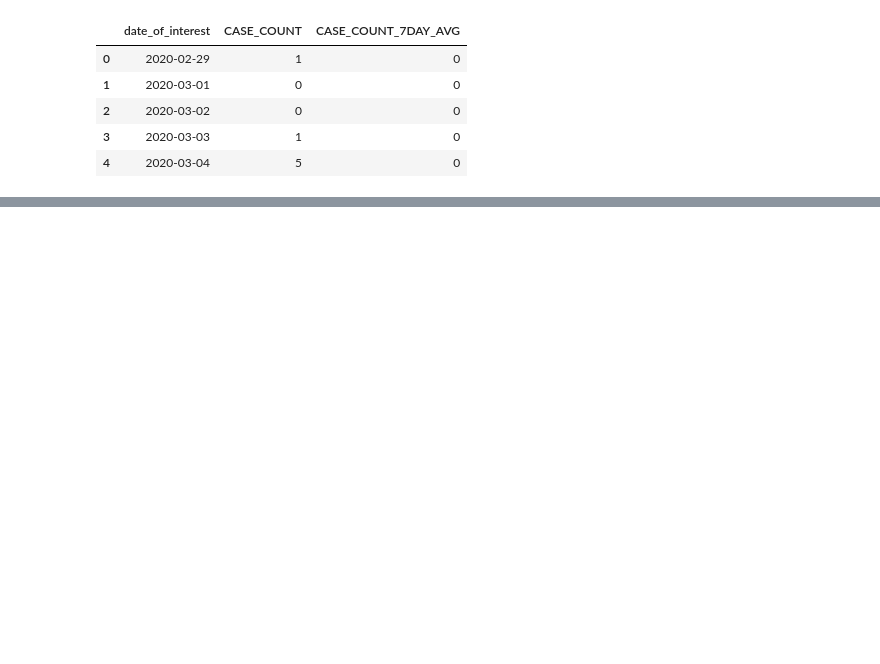
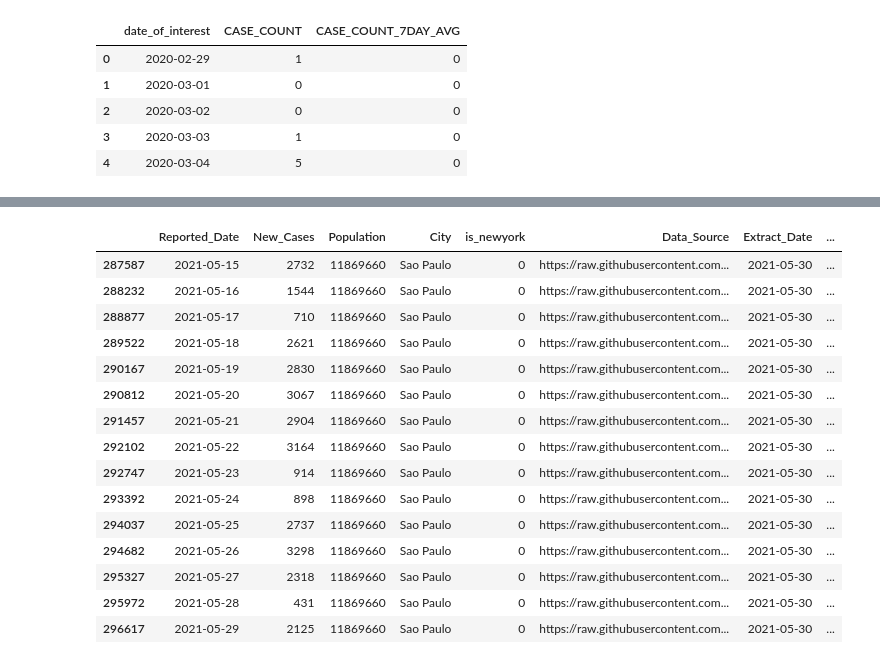
Before and after one commit to archinarula/Group-5-Project, a Jupyter notebook: 01_ETL_FullRefresh.ipynb, the cells around one changed output, grey strips where cells are left out. Saved outputs shown, nothing was run; the diff lists cells and outputs as text; code cells hidden in the pictures; blank space fills up the shorter version.

```diff
--- a/01_ETL_FullRefresh.ipynb
+++ b/01_ETL_FullRefresh.ipynb
@@ -193,0 +369,9 @@ ny_transform_df[]
+# %%
+# 3.Renmae column datahora as "Reported_Date"
+#4.Rename column casos_novos as "New_Cases"
+#5.Rename column pop as "Population"
+sp_transform_df = sp_raw_df[["datahora","casos_novos","pop"]]
+sp_transform_df = sp_transform_df.rename(columns={"datahora":"Reported_Date",
+                                               "casos_novos":"New_Cases",
+                                               "pop":"Population"})
+sp_transform_df.head()
@@ -193,0 +385,7 @@ ny_transform_df[]
+# %%
+#6,7,8,9  add new static columns
+sp_transform_df["City"] ="Sao Paulo"
+sp_transform_df["is_newyork"] =0
+sp_transform_df["Data_Source"] ="https://raw.githubusercontent.com/seade-R/dados-covid-sp/master/data/dados_covid_sp.csv"
+sp_transform_df["Extract_Date"] = dt.datetime.date(dt.datetime.utcnow())
+sp_transform_df.head()
@@ -193,0 +399,4 @@ ny_transform_df[]
+# %%
+#10 Add caclulated column for per 100 K
+sp_transform_df["new_cases_per_100K"]=round((sp_transform_df["New_Cases"]/sp_transform_df["Population"])*100000 ,2)
+sp_transform_df
@@ -193,0 +434,4 @@ ny_transform_df[]
+# %%
+# just to be on safe side reorder the dataframe on the reproted date
+sp_transform_df.sort_values(by='Reported_Date', inplace=True)
+sp_transform_df
@@ -193,0 +452,22 @@ ny_transform_df[]
+# %%
+#11,12 Add rolling 7 days moving average for new_cases_per_100K and new cases
+sp_transform_df["mavg_7day_per_100k_new_cases"] = round(sp_transform_df["new_cases_per_100K"].rolling(window=7,min_periods=1).mean(),2)
+sp_transform_df["mavg_7day_new_cases"] = round(sp_transform_df["New_Cases"].rolling(window=7,min_periods=1).mean(),2)
+sp_transform_df.tail(15)
+# %% [output]
+|  | Reported_Date | New_Cases | Population | City | is_newyork | Data_Source | Extract_Date | ... |
+| 287587 | 2021-05-15 | 2732 | 11869660 | Sao Paulo | 0 | https://raw.githubusercontent.com... | 2021-05-30 | ... |
+| 288232 | 2021-05-16 | 1544 | 11869660 | Sao Paulo | 0 | https://raw.githubusercontent.com... | 2021-05-30 | ... |
+| 288877 | 2021-05-17 | 710 | 11869660 | Sao Paulo | 0 | https://raw.githubusercontent.com... | 2021-05-30 | ... |
+| 289522 | 2021-05-18 | 2621 | 11869660 | Sao Paulo | 0 | https://raw.githubusercontent.com... | 2021-05-30 | ... |
+| 290167 | 2021-05-19 | 2830 | 11869660 | Sao Paulo | 0 | https://raw.githubusercontent.com... | 2021-05-30 | ... |
+| 290812 | 2021-05-20 | 3067 | 11869660 | Sao Paulo | 0 | https://raw.githubusercontent.com... | 2021-05-30 | ... |
+| 291457 | 2021-05-21 | 2904 | 11869660 | Sao Paulo | 0 | https://raw.githubusercontent.com... | 2021-05-30 | ... |
+| 292102 | 2021-05-22 | 3164 | 11869660 | Sao Paulo | 0 | https://raw.githubusercontent.com... | 2021-05-30 | ... |
+| 292747 | 2021-05-23 | 914 | 11869660 | Sao Paulo | 0 | https://raw.githubusercontent.com... | 2021-05-30 | ... |
+| 293392 | 2021-05-24 | 898 | 11869660 | Sao Paulo | 0 | https://raw.githubusercontent.com... | 2021-05-30 | ... |
+| 294037 | 2021-05-25 | 2737 | 11869660 | Sao Paulo | 0 | https://raw.githubusercontent.com... | 2021-05-30 | ... |
+| 294682 | 2021-05-26 | 3298 | 11869660 | Sao Paulo | 0 | https://raw.githubusercontent.com... | 2021-05-30 | ... |
+| 295327 | 2021-05-27 | 2318 | 11869660 | Sao Paulo | 0 | https://raw.githubusercontent.com... | 2021-05-30 | ... |
+| 295972 | 2021-05-28 | 431 | 11869660 | Sao Paulo | 0 | https://raw.githubusercontent.com... | 2021-05-30 | ... |
+| 296617 | 2021-05-29 | 2125 | 11869660 | Sao Paulo | 0 | https://raw.githubusercontent.com... | 2021-05-30 | ... |
```
Also changed, not shown: parts of 30 cells of this notebook, 2 other files.
